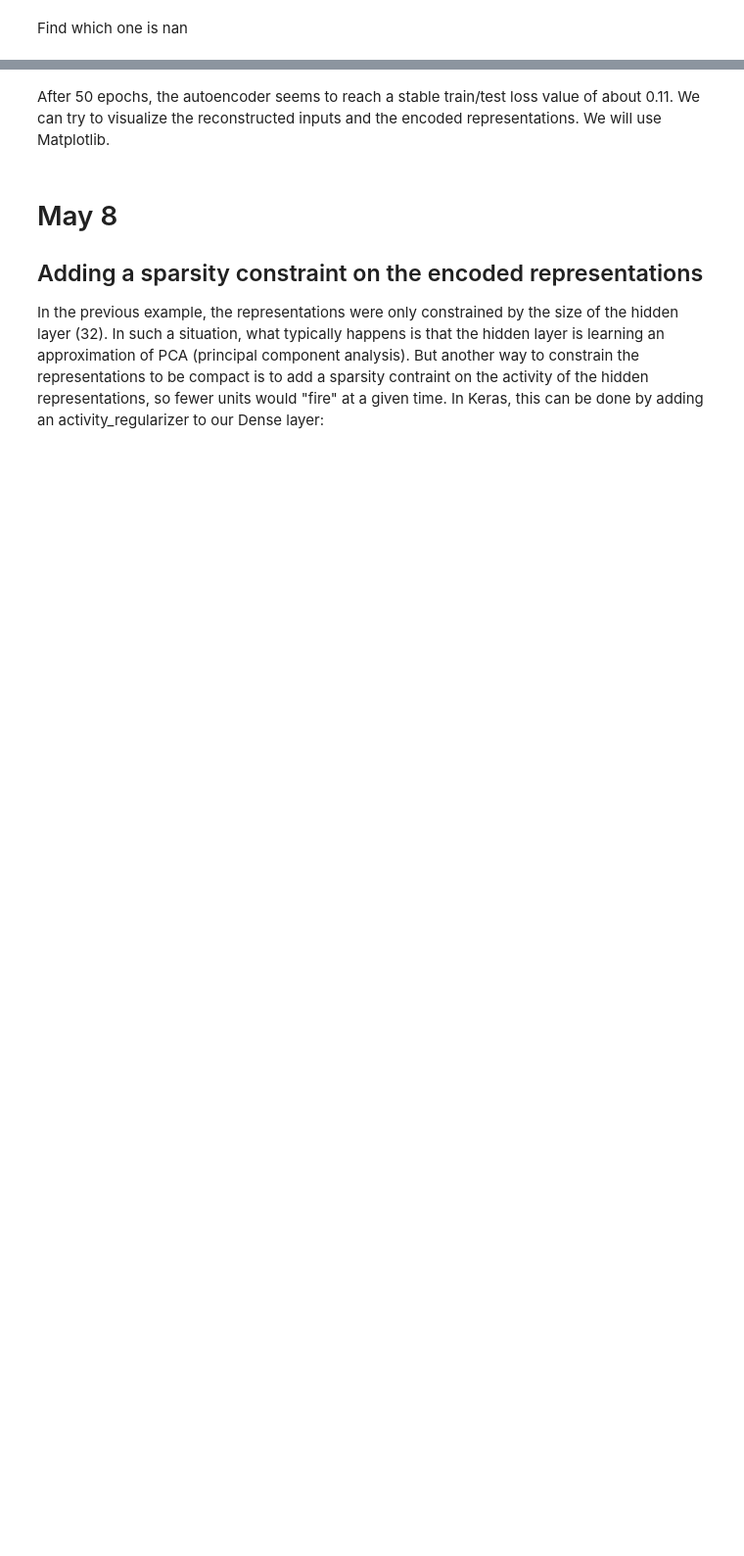
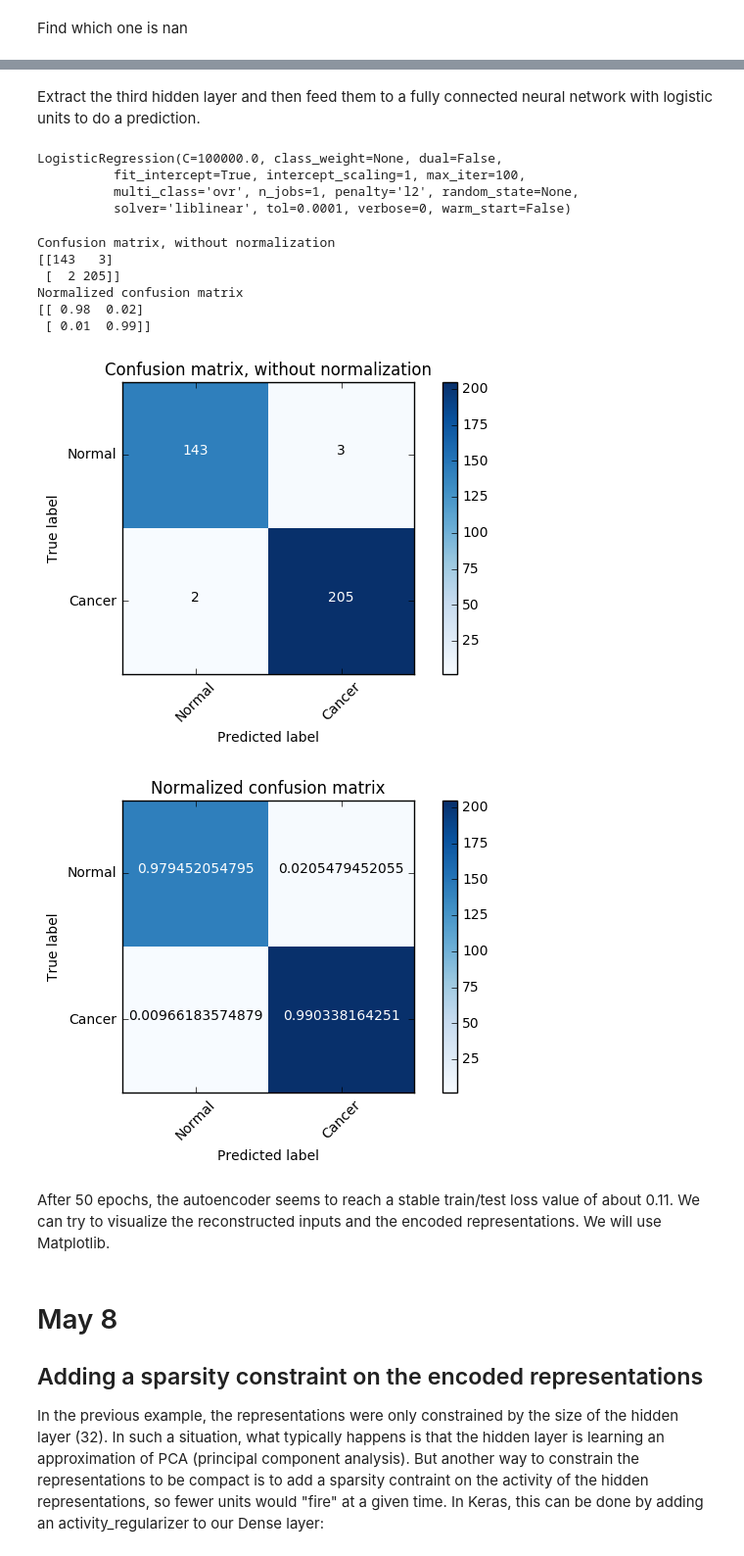
Before and after one commit to billchenxi/DL_Cancer, a Jupyter notebook: Analysis.ipynb, the cells around one changed output, grey strips where cells are left out. Shown at 98% size. Cells and saved outputs as stored; diff of their text form; code cells hidden in the pictures; blank space fills up the shorter version.

```diff
--- a/Analysis.ipynb
+++ b/Analysis.ipynb
@@ -232,0 +488,2 @@ KeyboardInterrupt:
+# %% [markdown]
+Extract the third hidden layer and then feed them to a fully connected neural network with logistic units to do a prediction.
@@ -233,2 +493,46 @@ KeyboardInterrupt:
+# %%
+model = Model(inputs=base_model.input, outputs=base_model.get_layer("dense_65").output)
+
+def ae(x):
+    return(model.predict(x))
+# %%
+from sklearn import linear_model
+from sklearn.svm import SVC
+
+logreg = linear_model.LogisticRegression(C=1e5)
+
+# we create an instance of Neighbours Classifier and fit the data.
+logreg.fit(ae(x_train), y_train)
+# %% [output]
+LogisticRegression(C=100000.0, class_weight=None, dual=False,
+          fit_intercept=True, intercept_scaling=1, max_iter=100,
+          multi_class='ovr', n_jobs=1, penalty='l2', random_state=None,
+          solver='liblinear', tol=0.0001, verbose=0, warm_start=False)
+# %%
+result_logreg = logreg.predict(ae(x_test))
+# %%
+cnf_matrix = confusion_matrix(y_test, result_logreg)
+np.set_printoptions(precision=2)
+
+# Plot non-normalized confusion matrix
+plt.figure()
+plot_confusion_matrix(cnf_matrix, classes=class_names,
+                      title='Confusion matrix, without normalization')
+
+# Plot normalized confusion matrix
+plt.figure()
+plot_confusion_matrix(cnf_matrix, classes=class_names, normalize=True,
+                      title='Normalized confusion matrix')
+
+plt.show()
+# %% [output]
+Confusion matrix, without normalization
+[[143   3]
+ [  2 205]]
+Normalized confusion matrix
+[[ 0.98  0.02]
+ [ 0.01  0.99]]
+[figure, added]
+[figure, added]
 # %% [markdown]
 After 50 epochs, the autoencoder seems to reach a stable train/test loss value of about 0.11. We can try to visualize the reconstructed inputs and the encoded representations. We will use Matplotlib.
```
Also changed, not shown: parts of 71 cells of this notebook, 1 other file.
